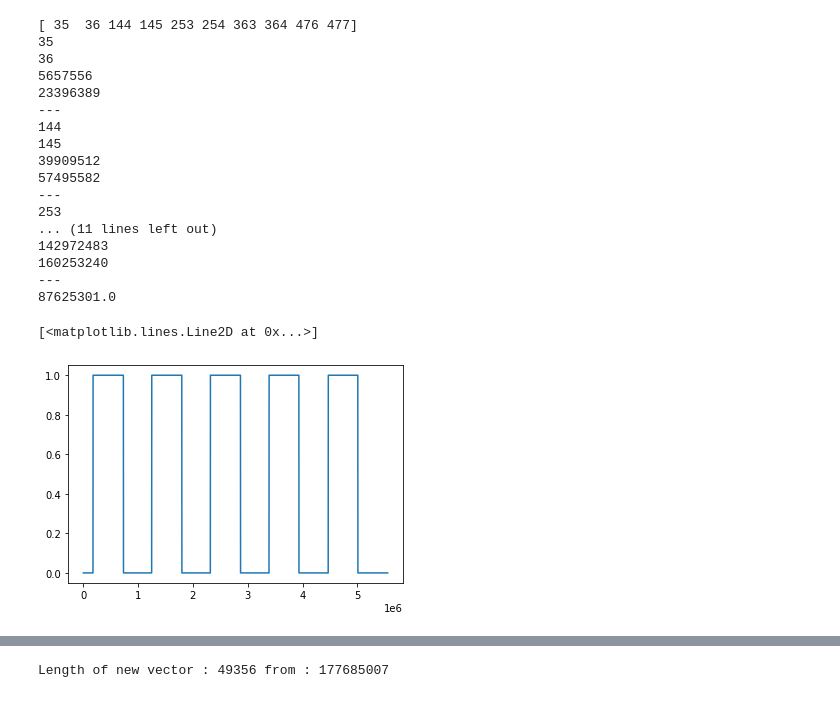
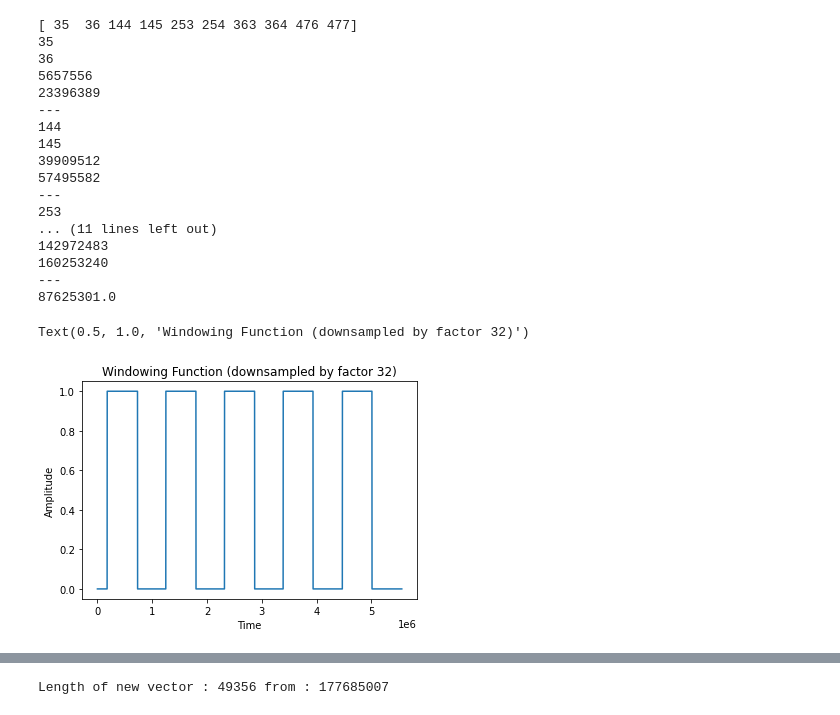
Before and after one commit to vittorioserra/jupiter_moons, a Jupyter notebook: pymeeus-master/analyzeEvent/FFT-ordered.ipynb, the cells around one changed output, grey strips where cells are left out. Cells and saved outputs as stored; diff of their text form; code cells hidden in the pictures.

```diff
--- a/pymeeus-master/analyzeEvent/FFT-ordered.ipynb
+++ b/pymeeus-master/analyzeEvent/FFT-ordered.ipynb
@@ -254,11 +182,15 @@ s_t_sparse=sparse.csr_matrix(s_t)
 160253240
 ---
 87625301.0
-# %%
-plt.plot(s_t[::32])
-# %% [output]
-[<matplotlib.lines.Line2D at 0x...>]
-[figure, removed]
+# %%
+plt.plot(s_t[::32])
+
+plt.ylabel('Amplitude')
+plt.xlabel('Time')
+plt.title('Windowing Function (downsampled by factor 32)')
+# %% [output]
+Text(0.5, 1.0, 'Windowing Function (downsampled by factor 32)')
+[figure, added]
 # %%
 s_jump_spectrum = fft(s_t[::32])
 
```
Also changed, not shown: parts of 209 cells of this notebook, 6 other files.
